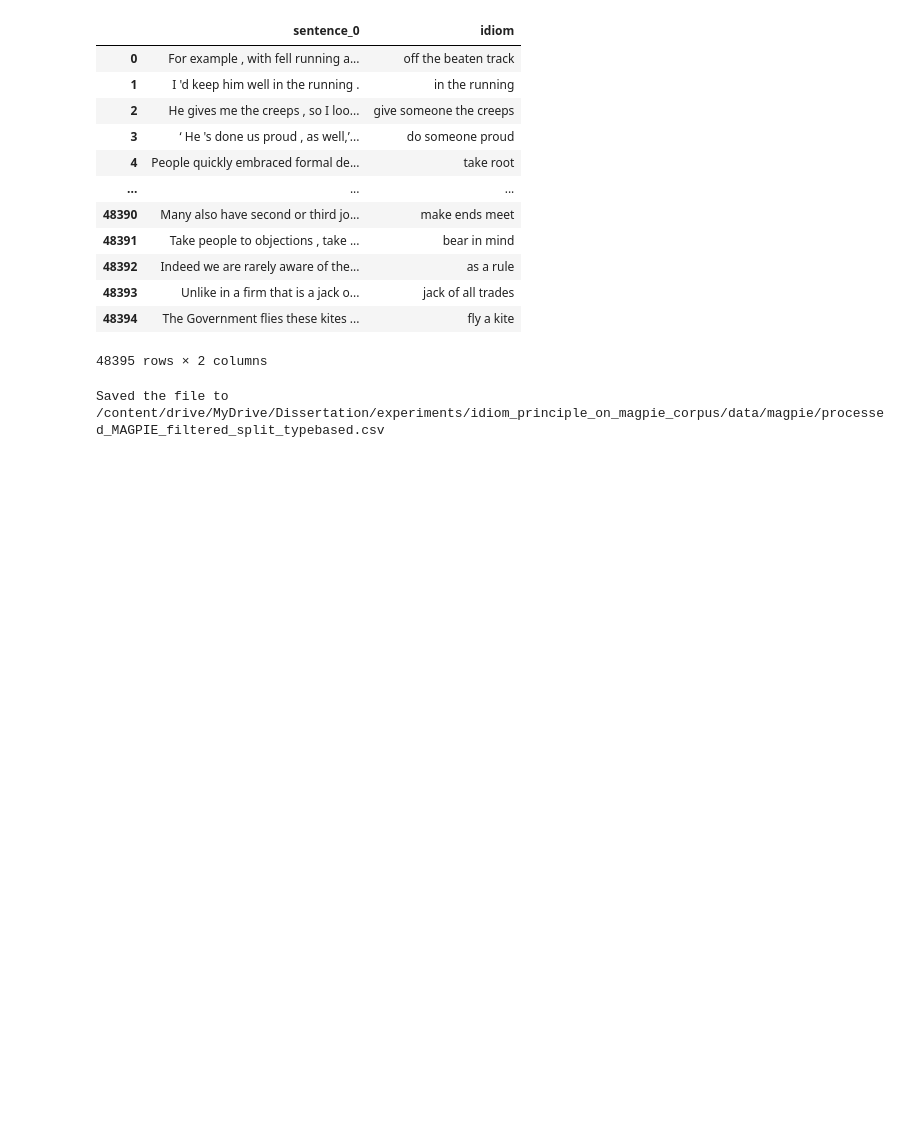
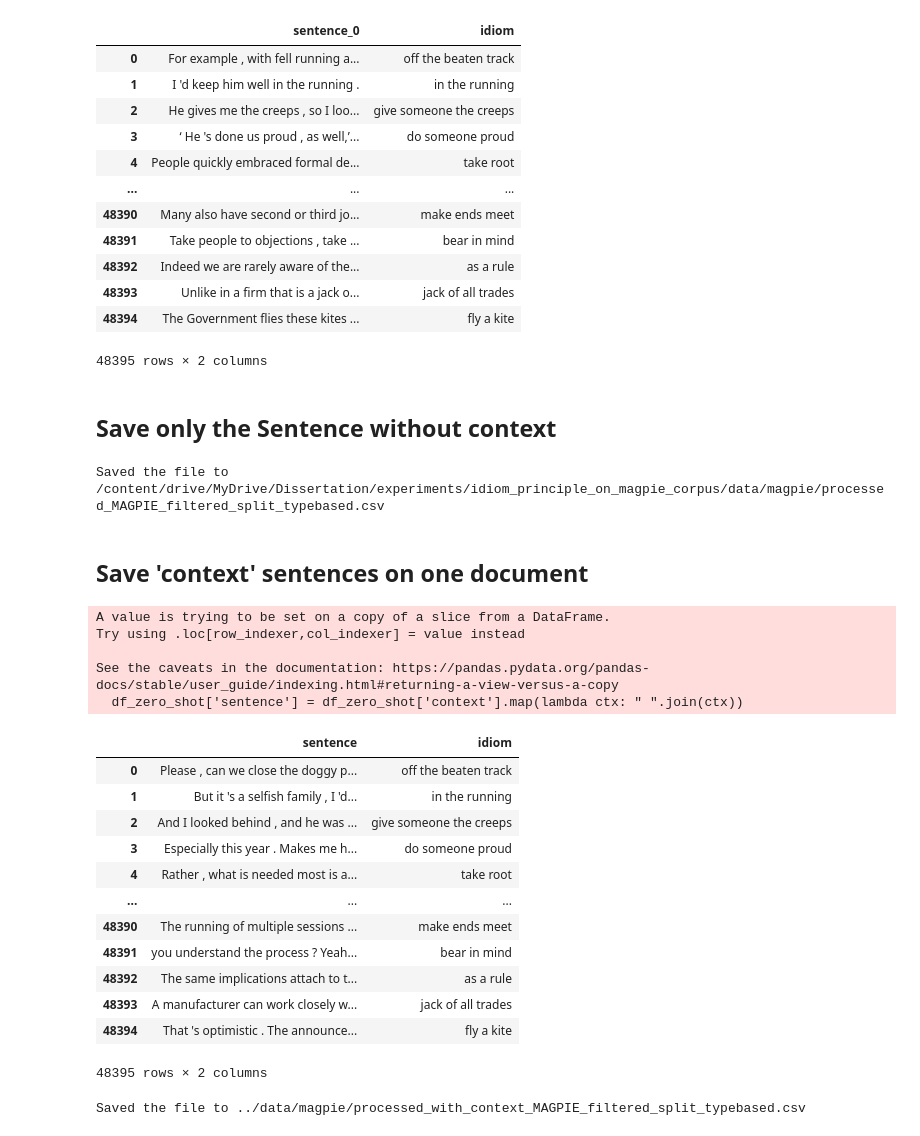
Before and after one commit to DarshanAdiga/idiom-principle-on-magpie-corpus, a Jupyter notebook: exp_helpers/data_utils.ipynb, the cells around one changed output. Drawn from its saved outputs; the diff is of its cells as text; code cells hidden in the pictures; blank space fills up the shorter version.

```diff
--- a/exp_helpers/data_utils.ipynb
+++ b/exp_helpers/data_utils.ipynb
@@ -55,6 +70,8 @@ See the caveats in the documentation: https://pandas.pydata.org/pandas-docs/stab
 | 48393 | Unlike in a firm that is a jack o... | jack of all trades |
 | 48394 | The Government flies these kites ... | fly a kite |
 48395 rows × 2 columns
+# %% [markdown]
+## Save only the Sentence without context
 # %%
 output_cols = ['sentence_0', 'idiom', 'confidence', 'label', 'split', 'variant_type']
 df_zero_shot = df_zero_shot[output_cols]
@@ -63,2 +80,34 @@ print(f'Saved the file to {output_file}')
 # %% [output]
 Saved the file to /content/drive/MyDrive/Dissertation/experiments/idiom_principle_on_magpie_corpus/data/magpie/processed_MAGPIE_filtered_split_typebased.csv
+# %% [markdown]
+## Save 'context' sentences on one document
+# %%
+# Merge the context sentences into single document with PIE
+df_zero_shot['sentence'] = df_zero_shot['context'].map(lambda ctx: " ".join(ctx))
+df_zero_shot[['sentence', 'idiom']]
+# %% [output]
+A value is trying to be set on a copy of a slice from a DataFrame.
+Try using .loc[row_indexer,col_indexer] = value instead
+
+See the caveats in the documentation: https://pandas.pydata.org/pandas-docs/stable/user_guide/indexing.html#returning-a-view-versus-a-copy
+  df_zero_shot['sentence'] = df_zero_shot['context'].map(lambda ctx: " ".join(ctx))
+|  | sentence | idiom |
+| 0 | Please , can we close the doggy p... | off the beaten track |
+| 1 | But it 's a selfish family , I 'd... | in the running |
+| 2 | And I looked behind , and he was ... | give someone the creeps |
+| 3 | Especially this year . Makes me h... | do someone proud |
+| 4 | Rather , what is needed most is a... | take root |
+| ... | ... | ... |
+| 48390 | The running of multiple sessions ... | make ends meet |
+| 48391 | you understand the process ? Yeah... | bear in mind |
+| 48392 | The same implications attach to t... | as a rule |
+| 48393 | A manufacturer can work closely w... | jack of all trades |
+| 48394 | That 's optimistic . The announce... | fly a kite |
+48395 rows × 2 columns
+# %%
+output_cols = ['sentence', 'idiom', 'confidence', 'label', 'split', 'variant_type']
+df_zero_shot = df_zero_shot[output_cols]
+df_zero_shot.to_csv(context_output_file, index=False)
+print(f'Saved the file to {context_output_file}')
+# %% [output]
+Saved the file to ../data/magpie/processed_with_context_MAGPIE_filtered_split_typebased.csv
```
Also changed, not shown: parts of 3 cells of this notebook, 6 other files.
